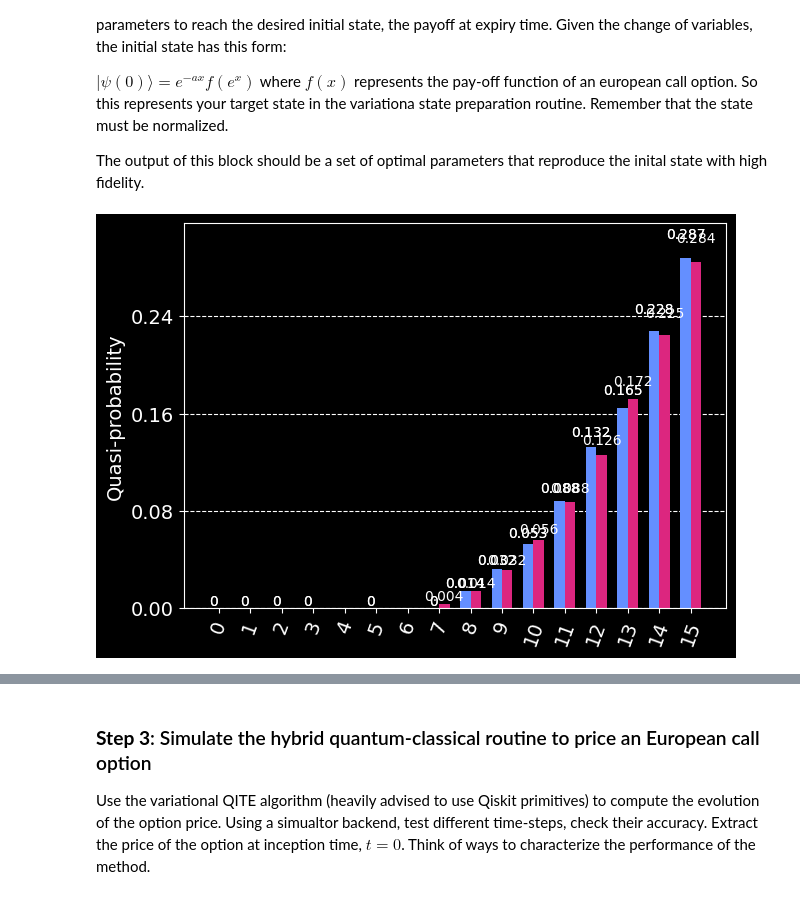
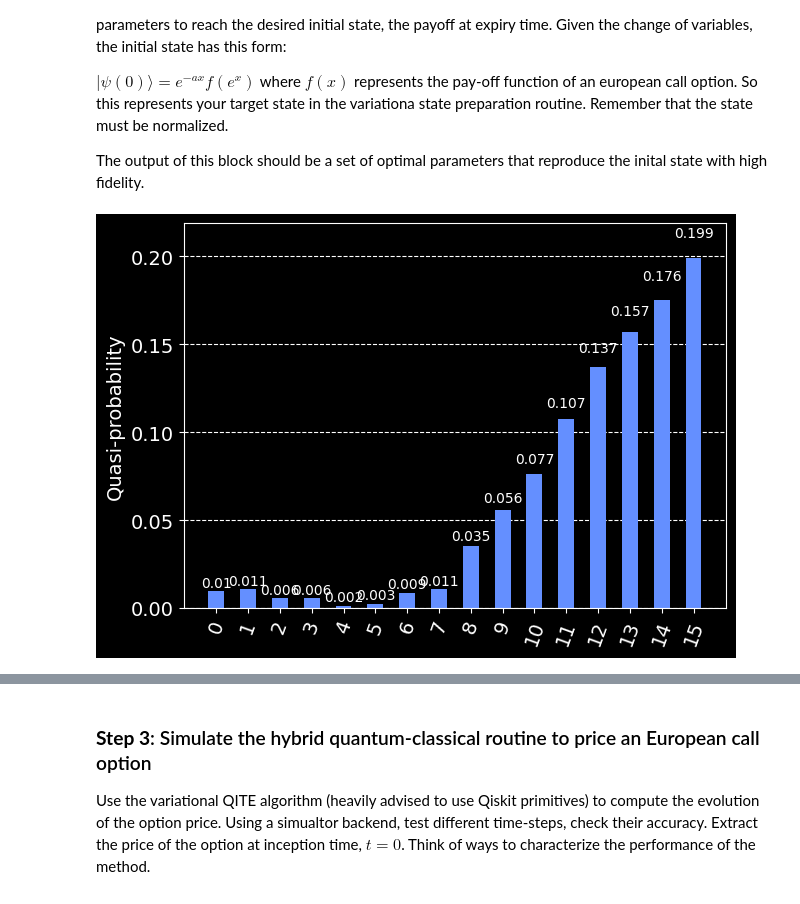
Before and after one commit to FelixXu35/Qisikit_Hackathon_BCN, a Jupyter notebook: Moodys_challenge.ipynb, the cells around one changed output, grey strips where cells are left out. Drawn from its saved outputs; the diff is of its cells as text; code cells hidden in the pictures.

```diff
--- a/Moodys_challenge.ipynb
+++ b/Moodys_challenge.ipynb
@@ -286,7 +286,7 @@ The output of this block should be a set of optimal parameters that reproduce th
 # %%
 ## PUT CODE HERE
 from qiskit import Aer, transpile
-from qiskit.algorithms.optimizers import SPSA
+from qiskit.algorithms.optimizers import SPSA, COBYLA
 import matplotlib.pylab as plt
 from qiskit.visualization import plot_histogram
 from qiskit.quantum_info import Statevector
@@ -294,7 +294,7 @@ from qiskit.quantum_info import Statevector
 n_qubits = 4
 rep = 2
 backend = Aer.get_backend('aer_simulator')
-optimizer = SPSA(maxiter=10e3)
+optimizer = SPSA(maxiter=1e3)
 
 def counts_to_distr(counts):
     """
@@ -303,6 +303,15 @@ def counts_to_distr(counts):
     """
     n_shots = sum(counts.values())
     return {int(k, 2): v/n_shots for k, v in counts.items()}
+
+def counts_to_amp(counts):
+    """
+    Convert Qiskit result counts to dict with integers as
+    keys, and pseudo-probabilities as values.
+    """
+    sq_dict = {key: np.sqrt(value) for key, value in counts.items()}
+    n_shots2 = sum(sq_dict.values())
+    return {int(k, 2): np.sqrt(v)/n_shots2 for k, v in counts.items()}
 
 def creat_target_distr(n_qubits, cross_over):
     """
@@ -329,34 +338,39 @@ def cost_func_1(params):
     qc_t = transpile(qc, backend)
     result = backend.run(qc_t).result()
     # Get the counts for each measured state, and convert
     # those counts into a probability dict
     output_distr = counts_to_distr(result.get_counts())
     # Calculate the cost as the distance between the output
     # distribution and the target distribution
     cost = sum(
         abs(target_distr.get(i, 0) - output_distr.get(i, 0))
         for i in range(2**n_qubits)
     )
     return cost
 
 # initialization
-params = get_init_params(n_qubits=4, rep=2)
+params = np.zeros(n_qubits + rep*(2*n_qubits-1))
 target_distr = creat_target_distr(
     n_qubits=4,
     cross_over=6
 )
 
 # optimization
 result = optimizer.minimize(
     fun=cost_func_1,
     x0=params)
 
 # Obtain the output distribution using the final parameters
 qc = ansatz(result.x, n_qubits=n_qubits, rep=rep)
 qc_t = transpile(qc,  backend)
 final_result = backend.run(qc_t, shots=1e6).result()
 counts = final_result.get_counts()
-output_distr = counts_to_distr(counts)
-display(plot_histogram([output_distr, target_distr]))
+output_amp = counts_to_amp(counts)
+for i in range(2**n_qubits):
+    if i in output_amp:
+        pass
+    else:
+        output_amp[i] = 0
+display(plot_histogram(output_amp))
 # %% [output]
-[figure, old version]
+[figure, new version]
```
Also changed, not shown: parts of 5 cells of this notebook.
